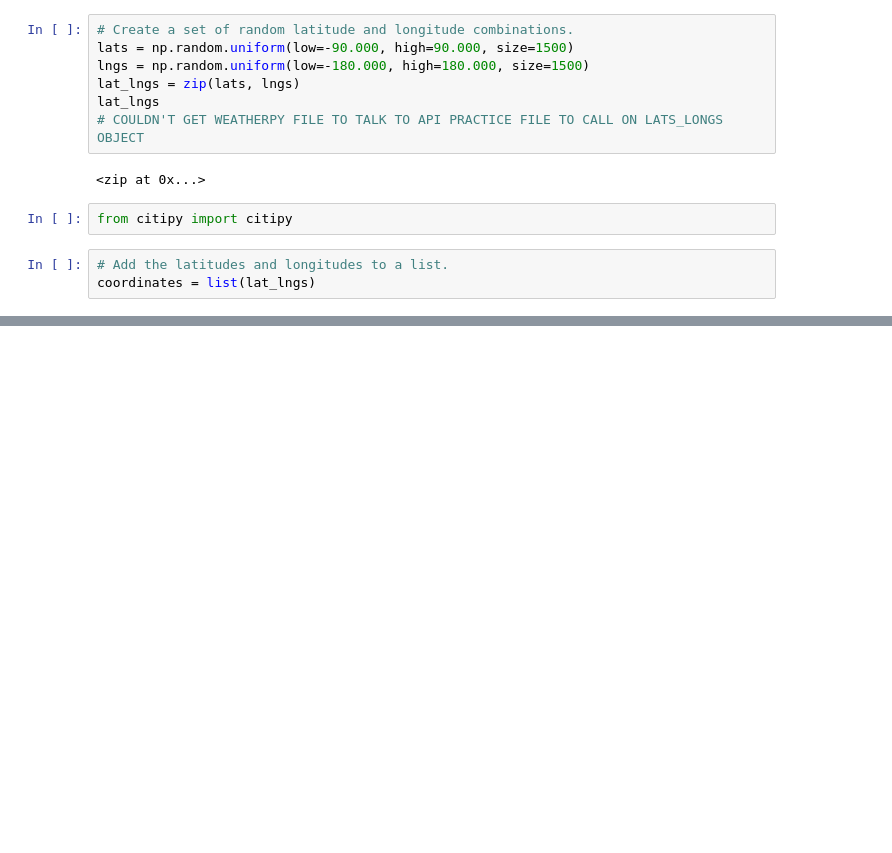
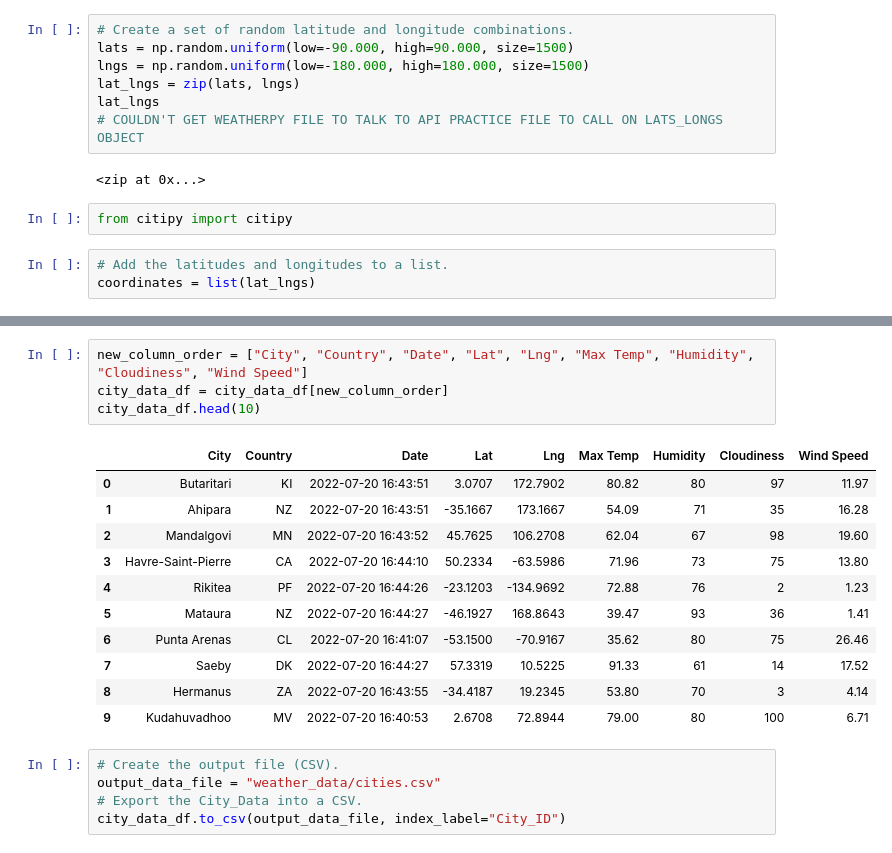
Before and after one commit to avam88/World_Weather_Analysis, a Jupyter notebook: WeatherPy.ipynb, the cells around one changed output, grey strips where cells are left out. Cells and saved outputs as stored; diff of their text form; blank space fills up the shorter version.

```diff
--- a/WeatherPy.ipynb
+++ b/WeatherPy.ipynb
@@ -34,0 +142,21 @@ len(cities)
+# %%
+new_column_order = ["City", "Country", "Date", "Lat", "Lng", "Max Temp", "Humidity", "Cloudiness", "Wind Speed"]
+city_data_df = city_data_df[new_column_order]
+city_data_df.head(10)
+# %% [output]
+|  | City | Country | Date | Lat | Lng | Max Temp | Humidity | Cloudiness | Wind Speed |
+| 0 | Butaritari | KI | 2022-07-20 16:43:51 | 3.0707 | 172.7902 | 80.82 | 80 | 97 | 11.97 |
+| 1 | Ahipara | NZ | 2022-07-20 16:43:51 | -35.1667 | 173.1667 | 54.09 | 71 | 35 | 16.28 |
+| 2 | Mandalgovi | MN | 2022-07-20 16:43:52 | 45.7625 | 106.2708 | 62.04 | 67 | 98 | 19.60 |
+| 3 | Havre-Saint-Pierre | CA | 2022-07-20 16:44:10 | 50.2334 | -63.5986 | 71.96 | 73 | 75 | 13.80 |
+| 4 | Rikitea | PF | 2022-07-20 16:44:26 | -23.1203 | -134.9692 | 72.88 | 76 | 2 | 1.23 |
+| 5 | Mataura | NZ | 2022-07-20 16:44:27 | -46.1927 | 168.8643 | 39.47 | 93 | 36 | 1.41 |
+| 6 | Punta Arenas | CL | 2022-07-20 16:41:07 | -53.1500 | -70.9167 | 35.62 | 80 | 75 | 26.46 |
+| 7 | Saeby | DK | 2022-07-20 16:44:27 | 57.3319 | 10.5225 | 91.33 | 61 | 14 | 17.52 |
+| 8 | Hermanus | ZA | 2022-07-20 16:43:55 | -34.4187 | 19.2345 | 53.80 | 70 | 3 | 4.14 |
+| 9 | Kudahuvadhoo | MV | 2022-07-20 16:40:53 | 2.6708 | 72.8944 | 79.00 | 80 | 100 | 6.71 |
+# %%
+# Create the output file (CSV).
+output_data_file = "weather_data/cities.csv"
+# Export the City_Data into a CSV.
+city_data_df.to_csv(output_data_file, index_label="City_ID")
```
Also changed, not shown: parts of 5 cells of this notebook, 6 other files.
